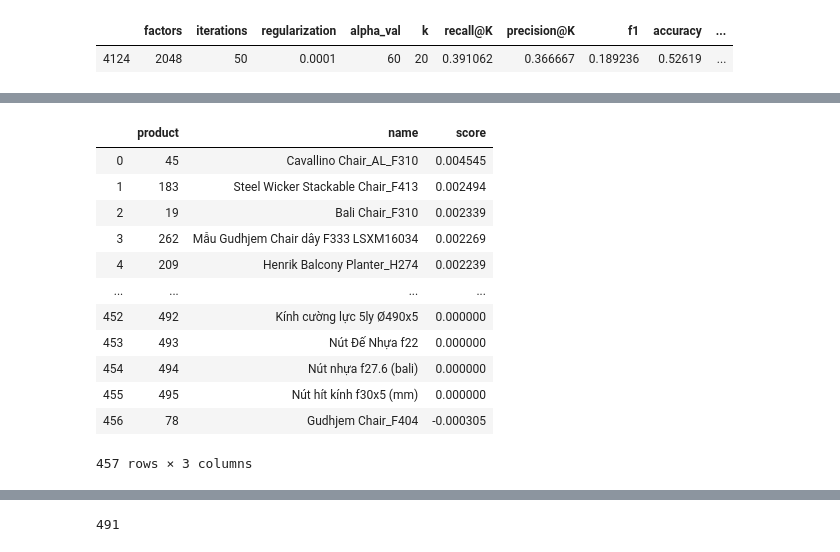
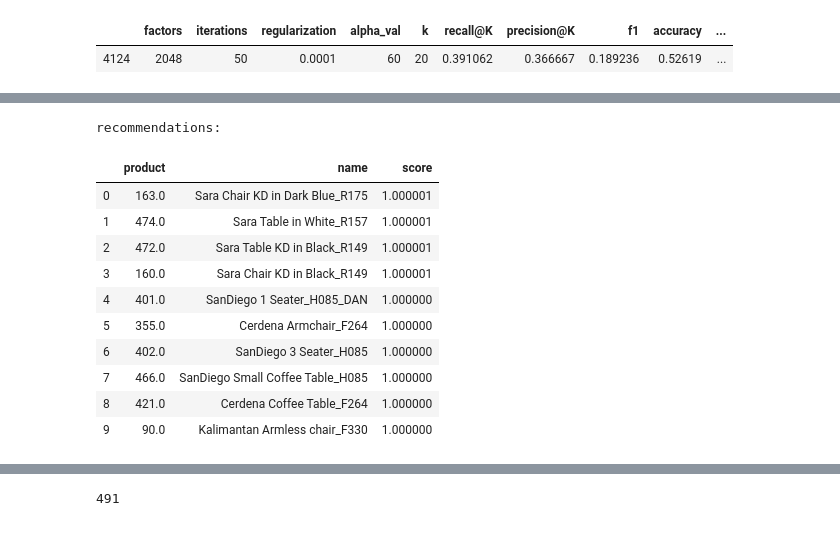
Before and after one commit to dzungcamlang/recsys_ecommerce, a Jupyter notebook: recsys/recsys_furniture_dataset.ipynb, the cells around one changed output, grey strips where cells are left out. Drawn from its saved outputs; the diff is of its cells as text; code cells hidden in the pictures.

```diff
--- a/recsys/recsys_furniture_dataset.ipynb
+++ b/recsys/recsys_furniture_dataset.ipynb
@@ -306,9 +306,7 @@ test_u_loc = test_data.user_id.astype(int)
 test_p_loc = test_data.product_id.astype(int)
 test_UserI_sparse = sparse.csr_matrix((test_points, (test_u_loc, test_p_loc)), shape=UserI_sparse.shape)
 result = []
-for k in range(1,21):
-    if k % 5 != 0:
-        continue
+for k in [1, 5, 10, 15, 20]:
     n_items=k
     recallK = []
     precisionK = []
@@ -369,15 +367,16 @@ Average Precision@K: 0.13225101331069378
 # %% [markdown]
 ## Fine-tuning
 # %%
+%%timeit
 result = []
 for regularization in [0.1, 0.01, 0.001, 0.0001]:
     for alpha_val in [10, 20, 40, 60, 80, 100]:
-        for iterations in [10, 20, 50, 100, 150, 200]:
+        for iterations in [10, 20, 50, 100]:
             for factors in [16, 32, 64, 128, 256, 512, 1024, 2048]:
                 model_als= implicit.als.AlternatingLeastSquares(factors=factors, iterations=iterations, regularization=regularization)
                 data_conf = (ItemU_sparse * alpha_val).astype('double')
                 model_als.fit(data_conf)
-                for n_items in [5, 10, 15, 20]:
+                for n_items in [5]:
                     recallK = []
                     precisionK = []
                     accuracy_score = []
@@ -395,24 +394,19 @@ for regularization in [0.1, 0.01, 0.001, 0.0001]:
                         accuracy_score.append(accuracy(user_future_liked_products, predicted_items, n_items))
                         average_pk.append(avarage_precisionK(user_future_liked_products, predicted_items, n_items))
                     f1 = (np.mean(recallK)*np.mean(precisionK))/(np.mean(recallK)+np.mean(precisionK))
-            #         print("K = ", n_items)
-            #         print("recall@K:", np.mean(recallK))
-            #         print("precision@K:", np.mean(precisionK))
-            #         print("F1:", f1)
-            #         print("Average Precision@K:", np.mean(average_pk))
-            #         print("===========================================")
                     result.append({
                         "factors": factors,
                         "iterations": iterations,
                         "regularization": regularization,
                         "alpha_val": alpha_val,
-                        "k": k,
                         "recall@K": np.mean(recallK),
                         "precision@K": np.mean(precisionK),
                         "f1":f1,
                         "accuracy": np.mean(accuracy_score),
                         "average_precisionK": np.mean(average_pk)
                     })
+
+results_df = pd.DataFrame(result)
 # %% [output]
 [interactive output not drawn]
 [interactive output not drawn]
@@ -479,0 +459,12 @@ df2[df2.user_id == user_id].describe(include="all").T
+# %%
+user_id = 3
+
+print("user history:")
+his_df = processing_df(train_df[train_df.user_id == user_id])
+_p_names = []
+for p_id in his_df.product_id.values:
+    _p_names.append(product_df.product_name.loc[product_df.product_id==p_id].iloc[0])
+his_df["product_name"] = _p_names
+his_df = his_df[["user_id", "product_id", "product_name", "point"]]
+his_df.columns = ["user_id", "product_id", "product_name", "bought_times"]
+his_df
@@ -480,36 +496,32 @@ df2[df2.user_id == user_id].describe(include="all").T
 # %%
-user_id = 2
-
 # Use the implicit recommender.
-recommended = model_als.recommend(user_id, UserI_sparse, N=491, recalculate_user=True)
+recommended = model_als.recommend(user_id, UserI_sparse, N=10, filter_already_liked_items=False)
 
 product_ids = []
 product_names = []
 scores = []
 
 # Get artist names from ids
 for idx, score in recommended:
     product_ids.append(idx)
-    product_names.append(df2.product_name.loc[df2.product_id==idx].iloc[0])
+    product_names.append(product_df.product_name.loc[product_df.product_id==idx].iloc[0])
     scores.append(score)
 
 # Create a dataframe of artist names and scores
 
-recommendations = pd.DataFrame({'product': product_ids, 'name': product_names, 'score': scores})
-
-
+recommendations = pd.DataFrame({'product': product_ids, 'name': product_names, 'score': scores}, dtype=np.float64)
+print("recommendations:")
 recommendations
 # %% [output]
+recommendations:
 |  | product | name | score |
-| 0 | 45 | Cavallino Chair_AL_F310 | 0.004545 |
-| 1 | 183 | Steel Wicker Stackable Chair_F413 | 0.002494 |
-| 2 | 19 | Bali Chair_F310 | 0.002339 |
-| 3 | 262 | Mẫu Gudhjem Chair dây F333 LSXM16034 | 0.002269 |
-| 4 | 209 | Henrik Balcony Planter_H274 | 0.002239 |
-| ... | ... | ... | ... |
-| 452 | 492 | Kính cường lực 5ly Ø490x5 | 0.000000 |
-| 453 | 493 | Nút Đế Nhựa f22 | 0.000000 |
-| 454 | 494 | Nút nhựa f27.6 (bali) | 0.000000 |
-| 455 | 495 | Nút hít kính f30x5 (mm) | 0.000000 |
-| 456 | 78 | Gudhjem Chair_F404 | -0.000305 |
+| 0 | 163.0 | Sara Chair KD in Dark Blue_R175 | 1.000001 |
+| 1 | 474.0 | Sara Table in White_R157 | 1.000001 |
+| 2 | 472.0 | Sara Table KD in Black_R149 | 1.000001 |
+| 3 | 160.0 | Sara Chair KD in Black_R149 | 1.000001 |
+| 4 | 401.0 | SanDiego 1 Seater_H085_DAN | 1.000000 |
+| 5 | 355.0 | Cerdena Armchair_F264 | 1.000000 |
+| 6 | 402.0 | SanDiego 3 Seater_H085 | 1.000000 |
+| 7 | 466.0 | SanDiego Small Coffee Table_H085 | 1.000000 |
+| 8 | 421.0 | Cerdena Coffee Table_F264 | 1.000000 |
+| 9 | 90.0 | Kalimantan Armless chair_F330 | 1.000000 |
-457 rows × 3 columns
```
Also changed, not shown: parts of 10 cells of this notebook, 2 other files.
